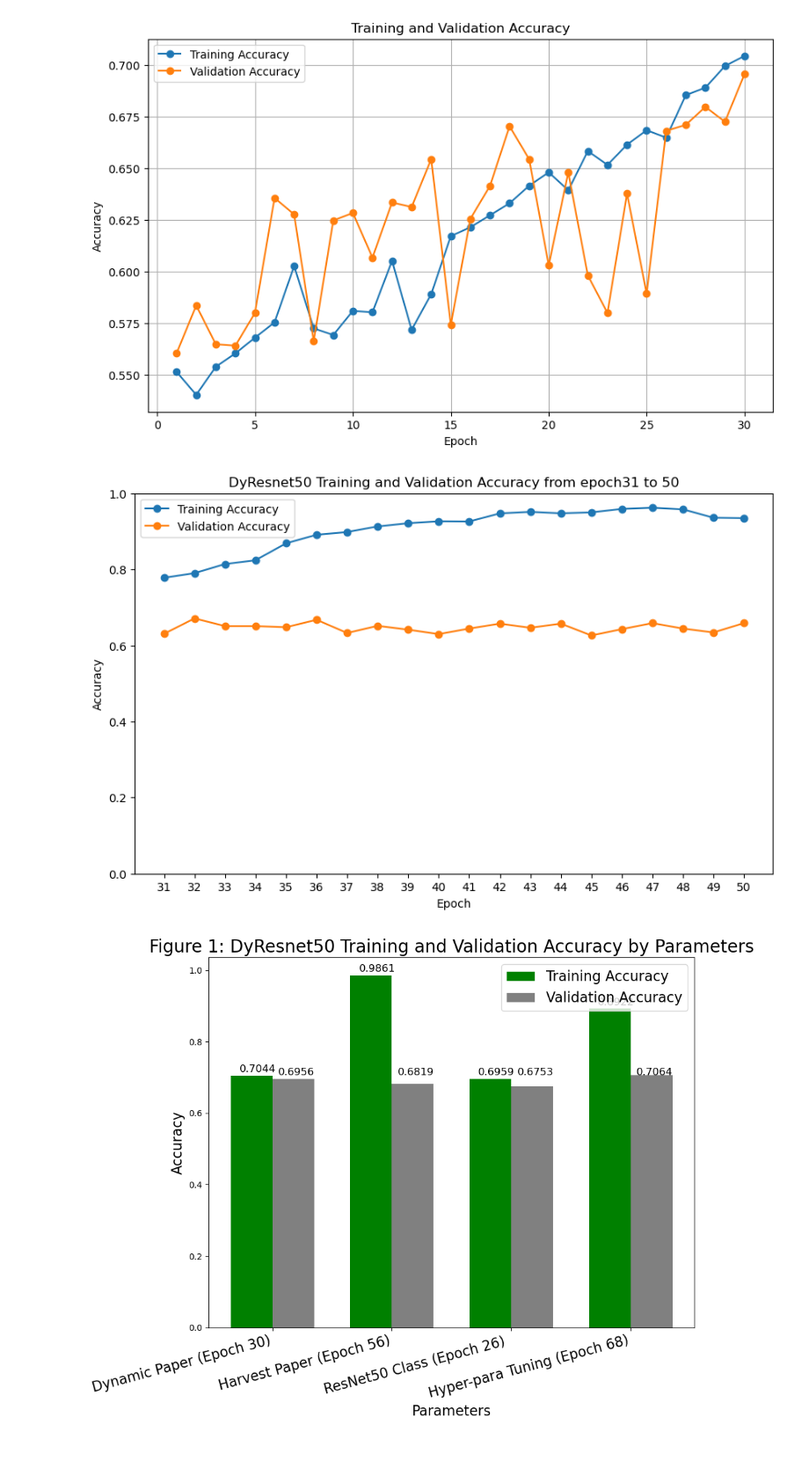
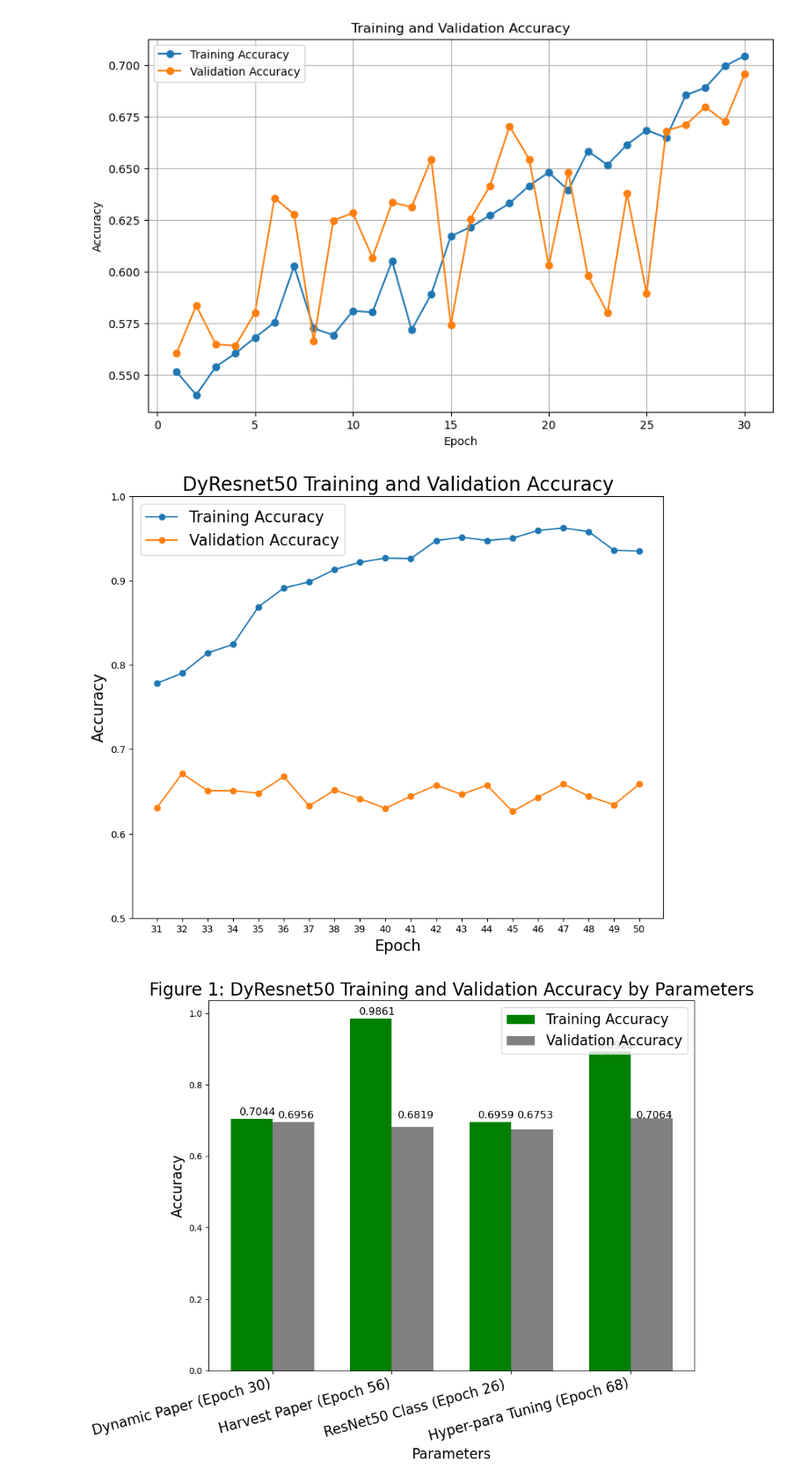
Before and after one commit to edrian-liao/harvestnet, a Jupyter notebook: notebooks/HarvestNet_Train_Model_dynamic.ipynb, the cells around one changed output. Shown at 88% size. Cells and saved outputs as stored; diff of their text form; code cells hidden in the pictures; blank space fills up the shorter version.

```diff
--- a/notebooks/HarvestNet_Train_Model_dynamic.ipynb
+++ b/notebooks/HarvestNet_Train_Model_dynamic.ipynb
@@ -1165,40 +1165,40 @@ validation_accuracy = [
     0.6508,
     0.6508,
     0.6479,
     0.6674,
     0.6327,
     0.6515,
     0.6414,
     0.6298,
     0.6443,
     0.6573,
     0.6464,
     0.6573,
     0.6262,
     0.6428,
     0.6587,
     0.6443,
     0.6341,
     0.6587,
 ]
 
 # Create a list of epoch numbers
 epochs = list(range(31, 51))
 
 # Plotting
-plt.figure(figsize=(10, 6))
+plt.figure(figsize=(10, 8))
 plt.plot(epochs, training_accuracy, label="Training Accuracy", marker="o")
 plt.plot(epochs, validation_accuracy, label="Validation Accuracy", marker="o")
-plt.title("DyResnet50 Training and Validation Accuracy from epoch31 to 50")
-plt.xlabel("Epoch")
-plt.ylabel("Accuracy")
-plt.legend()
+plt.title("DyResnet50 Training and Validation Accuracy", fontsize=20)
+plt.xlabel("Epoch", fontsize=16)
+plt.ylabel("Accuracy", fontsize=16)
+plt.legend(fontsize=16)
 plt.xticks(epochs[::1])
-plt.ylim(0, 1)
+plt.ylim(0.5, 1)
 
 plt.show()
 # %% [output]
-[figure, old version]
+[figure, new version]
 # %%
 # best accuracy for four sets of params with coresponding accurcy
 
```
Also changed, not shown: parts of 1 cell of this notebook.
